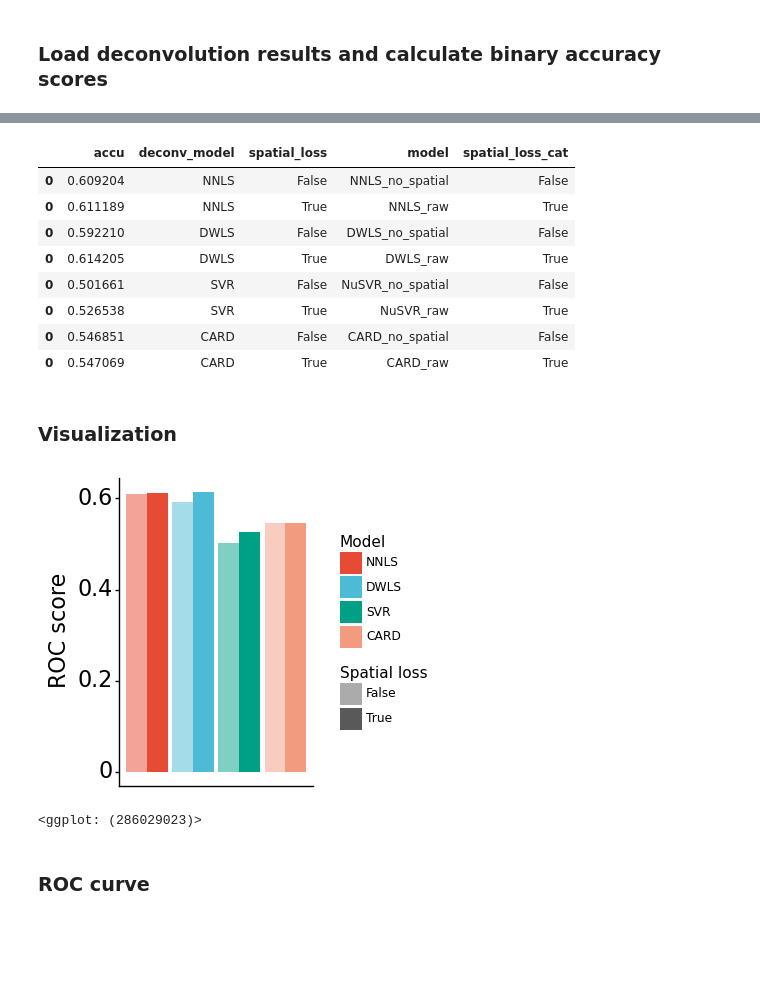
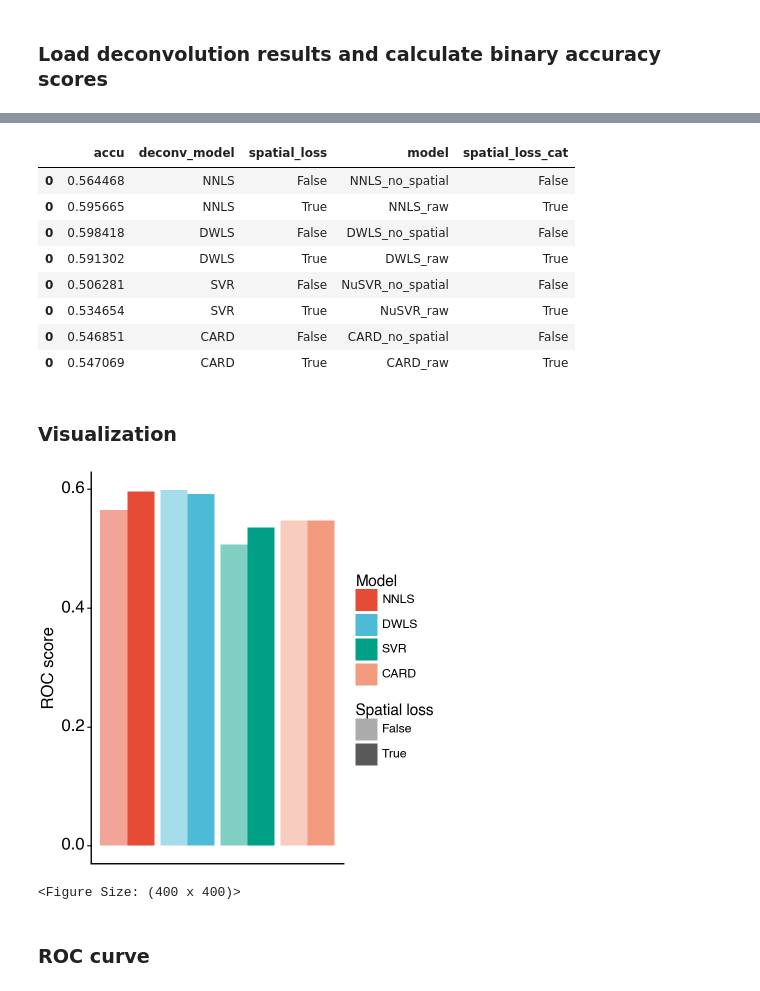
Before and after one commit to JiayuSuPKU/Smoother_paper, a Jupyter notebook: scripts/breast_cancer_infiltration/fig3bc_visualization.ipynb, the cells around one changed output, grey strips where cells are left out. Saved outputs shown, nothing was run; the diff lists cells and outputs as text; code cells hidden in the pictures; blank space fills up the shorter version.

```diff
--- a/scripts/breast_cancer_infiltration/fig3bc_visualization.ipynb
+++ b/scripts/breast_cancer_infiltration/fig3bc_visualization.ipynb
@@ -60,7 +128,7 @@ st.obsm['spatial'][:,1] = - st.obsm['spatial'][:,1]
 # %% [markdown]
 ### Load metadata
 # %%
-st_meta = pd.read_csv(data_dir + "/st_breast_cancer/breast_cancer_all_metadata.csv", index_col=0)
+st_meta = pd.read_csv(data_dir + "ifdata.csv", index_col=0)
 st.obs = st.obs.join(st_meta, how='left')
 # %% [markdown]
 ### Load deconv results
@@ -69,7 +137,7 @@ methods = ['NNLS', 'DWLS', 'NuSVR', 'CARD']
 sp_losses = ['no_spatial', 'raw']
 
 for m, sp_loss in itertools.product(methods, sp_losses):
-    res = pd.read_csv(f"{data_dir}/deconv_results/10x_stained_CD3_{sp_loss}_{m}_all.csv", index_col='voxel')
+    res = pd.read_csv(f"{res_dir}deconv_results/ductal_carcinoma_{sp_loss}_{m}.csv", index_col='voxel')
     res.columns = res.columns.str.replace('.', '-')
     st.obs[f'T_prop_{m}_{sp_loss}'] = res.loc[st.obs.index,'T-cells']
 # %% [markdown]
@@ -305,11 +374,13 @@ p1
 # %%
 from sklearn.mixture import GaussianMixture as GMM
 
-data_dir = "/Users/jysumac/Projects/SpatialDeconv/results/if_analysis/deconv_results/"
-
-cd3 = pd.read_csv(f"{data_dir}/10x_stained_CD3_raw_NNLS_tumoronly.csv")['cd3_intensity']
+df_nnls = pd.read_csv(f"{res_dir}deconv_results/ductal_carcinoma_raw_NNLS.csv")
+df_nnls = df_nnls.loc[(~pd.isna(df_nnls["count"])) &
+                      (df_nnls["annotation"].isin(("Invasive", "Benign hyperplasia"))), :]
+cd3 = df_nnls['cd3_intensity']
 cd3 = cd3.to_numpy().reshape(-1, 1)
 plt.hist(cd3, bins = 50)
+plt.show()
 
 # find the threshold for T-cell presence
 # using a 2-component Gaussian mixture model
@@ -327,7 +398,6 @@ print(cd3_threshold, np.mean(cd3 >= cd3_threshold))
 # %%
 from sklearn.metrics import roc_auc_score, average_precision_score
 
-data_dir = "/Users/jysumac/Projects/SpatialDeconv/results/if_analysis/deconv_results/"
 methods = ['NNLS', 'DWLS', 'NuSVR', 'CARD']
 
 accu_metric = 'roc'
@@ -340,7 +410,9 @@ else:
 accu_df = []
 for m in methods:
     for sp_loss in ['no_spatial', 'raw']:
-        res = pd.read_csv(f"{data_dir}/10x_stained_CD3_{sp_loss}_{m}_tumoronly.csv")
+        res = pd.read_csv(f"{res_dir}/deconv_results/ductal_carcinoma_{sp_loss}_{m}.csv")
+        res = res.loc[(~pd.isna(res["count"])) &
+                      (res["annotation"].isin(("Invasive", "Benign hyperplasia"))), :]
         res.columns = res.columns.str.replace('.', '-')
         accu = accu_func(res['cd3_intensity'] >= cd3_threshold, res['T-cells'])
         _df = pd.DataFrame(
@@ -357,12 +429,12 @@ accu_df['deconv_model'] = pd.Categorical(accu_df.deconv_model, ['NNLS', 'DWLS',
 accu_df
 # %% [output]
 |  | accu | deconv_model | spatial_loss | model | spatial_loss_cat |
-| 0 | 0.609204 | NNLS | False | NNLS_no_spatial | False |
-| 0 | 0.611189 | NNLS | True | NNLS_raw | True |
-| 0 | 0.592210 | DWLS | False | DWLS_no_spatial | False |
-| 0 | 0.614205 | DWLS | True | DWLS_raw | True |
-| 0 | 0.501661 | SVR | False | NuSVR_no_spatial | False |
-| 0 | 0.526538 | SVR | True | NuSVR_raw | True |
+| 0 | 0.564468 | NNLS | False | NNLS_no_spatial | False |
+| 0 | 0.595665 | NNLS | True | NNLS_raw | True |
+| 0 | 0.598418 | DWLS | False | DWLS_no_spatial | False |
+| 0 | 0.591302 | DWLS | True | DWLS_raw | True |
+| 0 | 0.506281 | SVR | False | NuSVR_no_spatial | False |
+| 0 | 0.534654 | SVR | True | NuSVR_raw | True |
 | 0 | 0.546851 | CARD | False | CARD_no_spatial | False |
 | 0 | 0.547069 | CARD | True | CARD_raw | True |
 # %% [markdown]
@@ -370,27 +442,27 @@ accu_df
 # %%
 p2 = (
     ggplot(accu_df,
           aes(x='deconv_model', y = 'accu', group = 'model')) +
     geom_col(aes(alpha = 'spatial_loss', fill = 'deconv_model'),
                 position = "dodge") +
     scale_fill_npg() +
     scale_alpha_manual([0.5,1]) +
     labs(x = '', y = 'ROC score',
             fill = 'Model', alpha = 'Spatial loss') +
     theme_classic() +
-    theme(figure_size = (2.5, 4),
+    theme(figure_size = (4, 4),
           strip_text_x = element_text(size = fontsize),
           axis_title_y = element_text(size = fontsize),
           axis_text_y = element_text(size = fontsize, color = 'black'),
           axis_text_x=element_blank(),
           axis_ticks_major_x=element_blank())
 )
 
-p2.save('/Users/jysumac/Projects/SpatialDeconv/results/figures/fig2c.pdf', height=4, width=2.5)
+p2.save(fig_res_dir + '/if/oldfig2a.pdf', height=4, width=4)
 p2
 # %% [output]
-[figure, old version]
+[figure, new version]
-<ggplot: (286029023)>
+<Figure Size: (400 x 400)>
 # %% [markdown]
 ### ROC curve
 # %%
```
Also changed, not shown: parts of 14 cells of this notebook, 1 other file.
